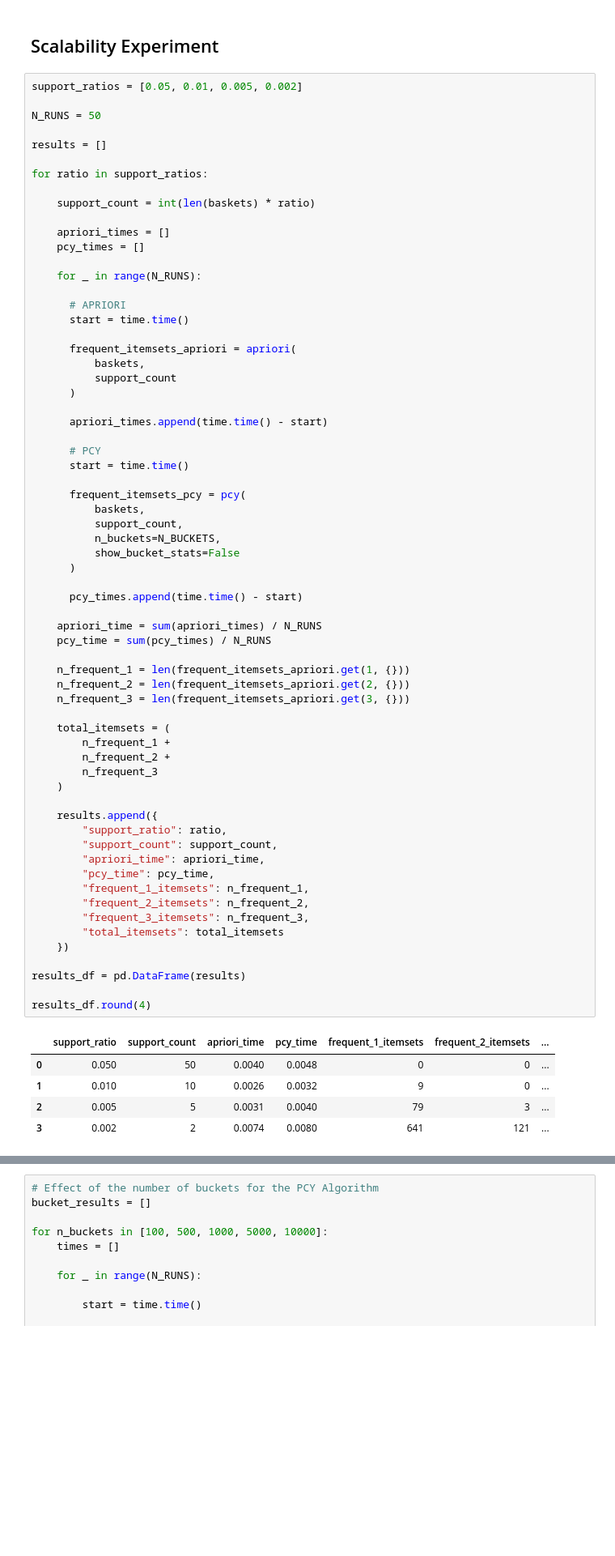
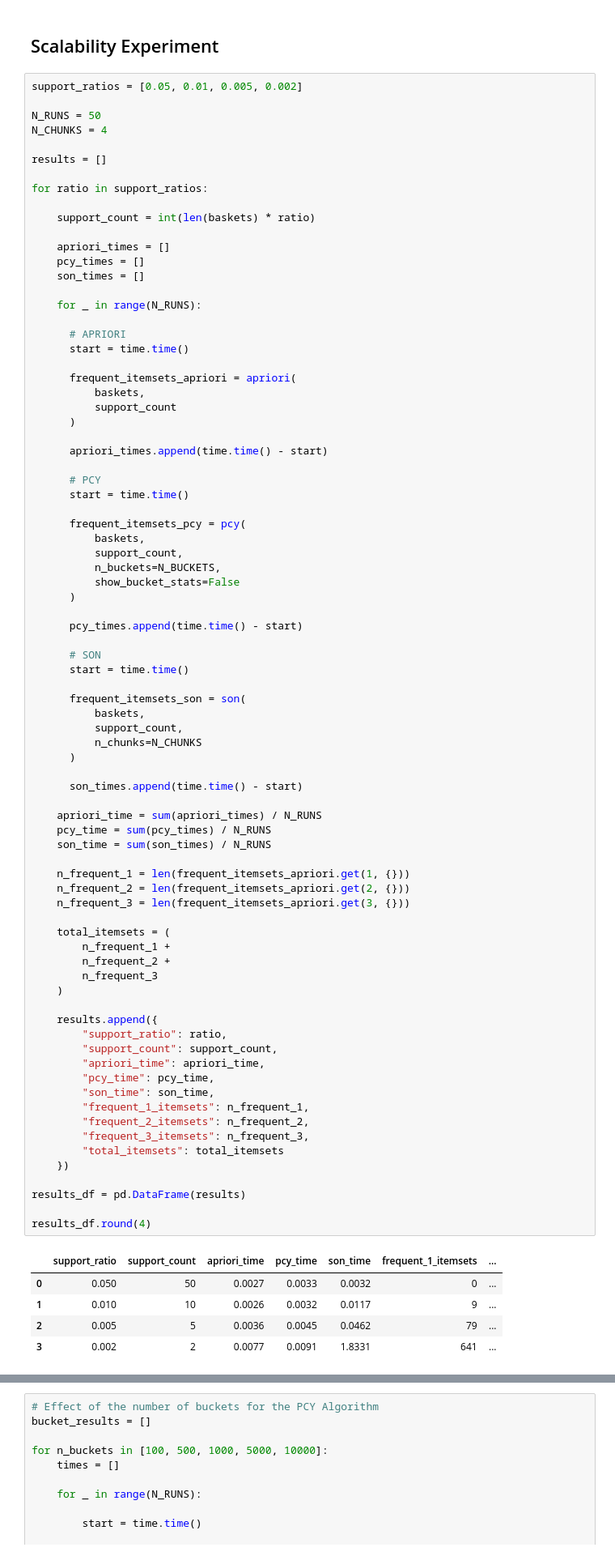
Before and after one commit to leilacielok/market_basket_analysis, a Jupyter notebook: project.ipynb, the cells around one changed output, grey strips where cells are left out. Shown at 81% size. Saved outputs shown, nothing was run; the diff lists cells and outputs as text; blank space fills up the shorter version.

```diff
--- a/project.ipynb
+++ b/project.ipynb
@@ -431,6 +521,7 @@ frequent_itemsets_pcy
 support_ratios = [0.05, 0.01, 0.005, 0.002]
 
 N_RUNS = 50
+N_CHUNKS = 4
 
 results = []
 
@@ -440,6 +531,7 @@ for ratio in support_ratios:
 
     apriori_times = []
     pcy_times = []
+    son_times = []
 
     for _ in range(N_RUNS):
 
@@ -465,39 +557,52 @@ for ratio in support_ratios:
 
       pcy_times.append(time.time() - start)
 
+      # SON
+      start = time.time()
+
+      frequent_itemsets_son = son(
+          baskets,
+          support_count,
+          n_chunks=N_CHUNKS
+      )
+
+      son_times.append(time.time() - start)
+
     apriori_time = sum(apriori_times) / N_RUNS
     pcy_time = sum(pcy_times) / N_RUNS
+    son_time = sum(son_times) / N_RUNS
 
     n_frequent_1 = len(frequent_itemsets_apriori.get(1, {}))
     n_frequent_2 = len(frequent_itemsets_apriori.get(2, {}))
     n_frequent_3 = len(frequent_itemsets_apriori.get(3, {}))
 
     total_itemsets = (
         n_frequent_1 +
         n_frequent_2 +
         n_frequent_3
     )
 
     results.append({
         "support_ratio": ratio,
         "support_count": support_count,
         "apriori_time": apriori_time,
         "pcy_time": pcy_time,
+        "son_time": son_time,
         "frequent_1_itemsets": n_frequent_1,
         "frequent_2_itemsets": n_frequent_2,
         "frequent_3_itemsets": n_frequent_3,
         "total_itemsets": total_itemsets
     })
 
 results_df = pd.DataFrame(results)
 
 results_df.round(4)
 # %% [output]
-|  | support_ratio | support_count | apriori_time | pcy_time | frequent_1_itemsets | frequent_2_itemsets | ... |
-| 0 | 0.050 | 50 | 0.0040 | 0.0048 | 0 | 0 | ... |
-| 1 | 0.010 | 10 | 0.0026 | 0.0032 | 9 | 0 | ... |
-| 2 | 0.005 | 5 | 0.0031 | 0.0040 | 79 | 3 | ... |
-| 3 | 0.002 | 2 | 0.0074 | 0.0080 | 641 | 121 | ... |
+|  | support_ratio | support_count | apriori_time | pcy_time | son_time | frequent_1_itemsets | ... |
+| 0 | 0.050 | 50 | 0.0027 | 0.0033 | 0.0032 | 0 | ... |
+| 1 | 0.010 | 10 | 0.0026 | 0.0032 | 0.0117 | 9 | ... |
+| 2 | 0.005 | 5 | 0.0036 | 0.0045 | 0.0462 | 79 | ... |
+| 3 | 0.002 | 2 | 0.0077 | 0.0091 | 1.8331 | 641 | ... |
 # %%
 fig, axes = plt.subplots(1, 2, figsize=(12, 4))
 
```
Also changed, not shown: parts of 9 cells of this notebook.
